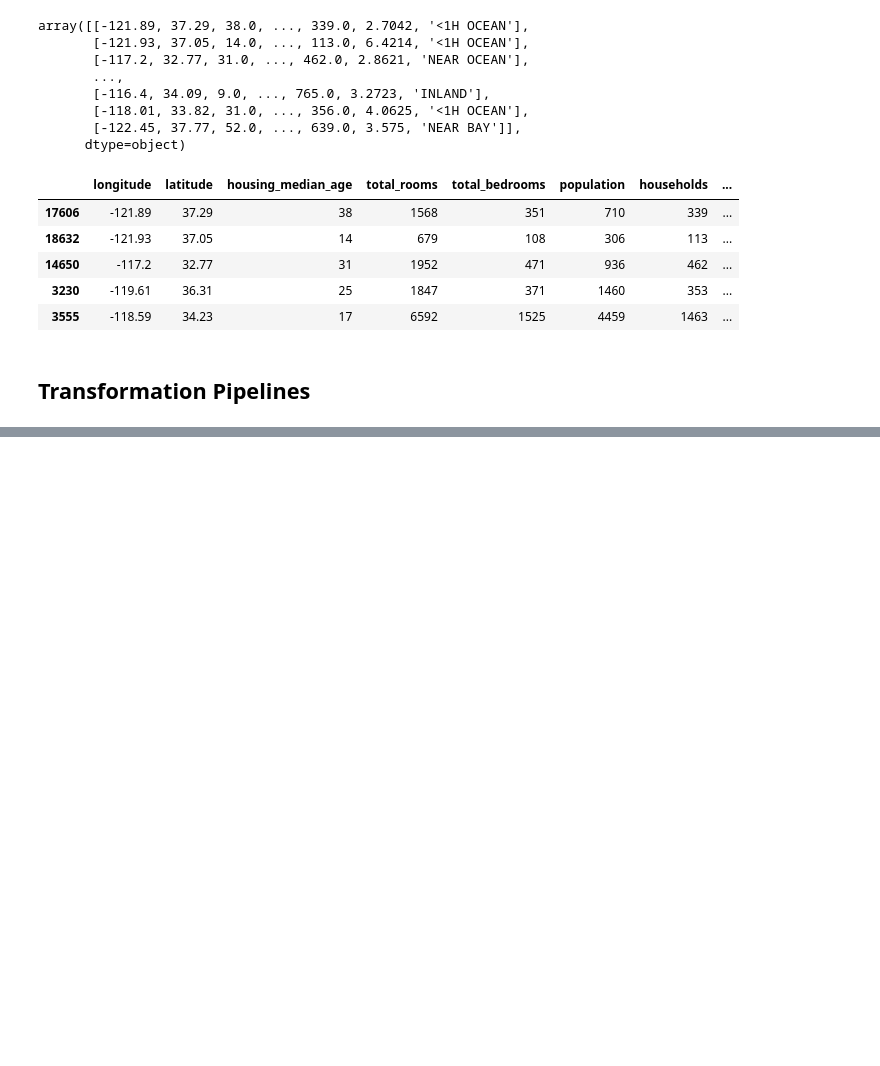
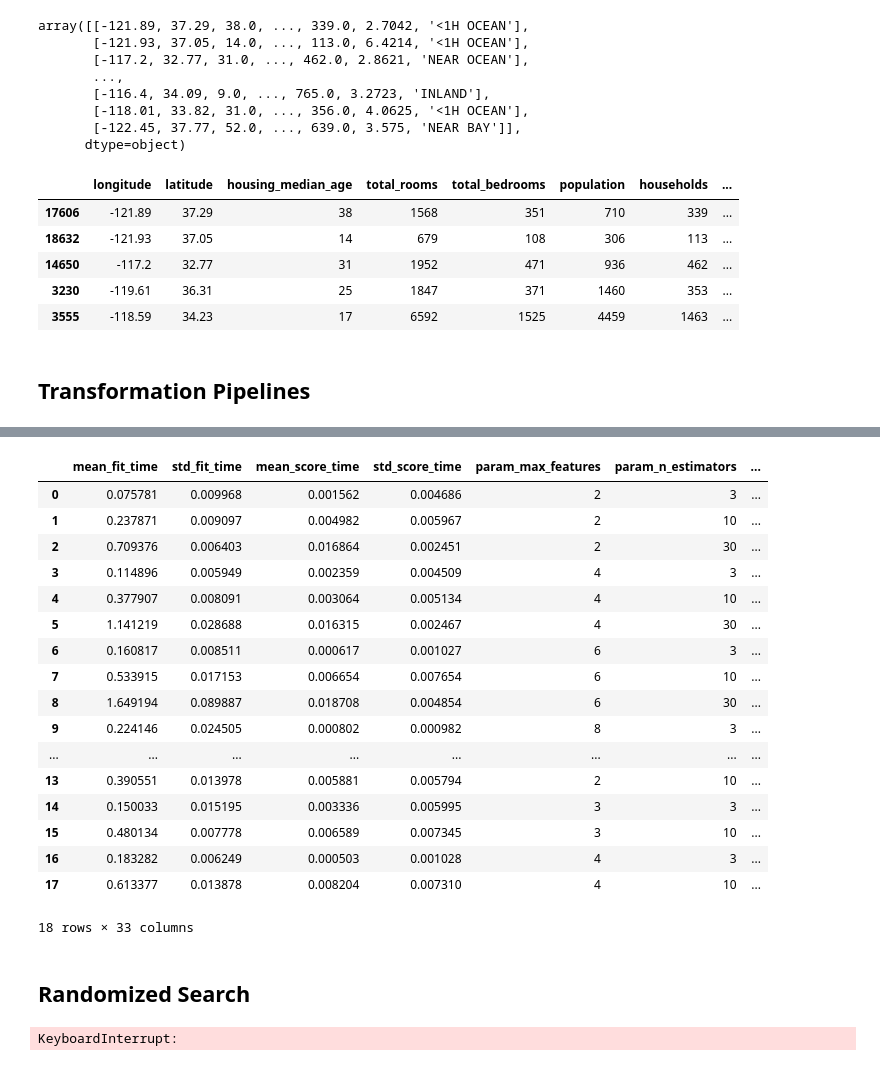
Before and after one commit to bhanu-pappala/Machine-Learning, a Jupyter notebook: books/hands_on_ml2/chap-2-end-to-end/02_end_to_end_machine_learning_project.ipynb, the cells around one changed output, grey strips where cells are left out. Drawn from its saved outputs; the diff is of its cells as text; code cells hidden in the pictures; blank space fills up the shorter version.

Commit message:
Randomized search(hyperparameters)

```diff
--- a/books/hands_on_ml2/chap-2-end-to-end/02_end_to_end_machine_learning_project.ipynb
+++ b/books/hands_on_ml2/chap-2-end-to-end/02_end_to_end_machine_learning_project.ipynb
@@ -727,0 +743,5 @@ Standard deviation: 2439.4345041191004
+# %%
+from sklearn.ensemble import RandomForestRegressor
+
+forest_reg = RandomForestRegressor(n_estimators=100, random_state=42)
+forest_reg.fit(housing_prepared, housing_labels)
@@ -727,0 +770,8 @@ Standard deviation: 2439.4345041191004
+# %%
+from sklearn.svm import SVR
+
+svm_reg = SVR(kernel="linear")
+svm_reg.fit(housing_prepared, housing_labels)
+housing_predictions = svm_reg.predict(housing_prepared)
+svm_rmse = mean_squared_error(housing_predictions, housing_labels, squared=False)
+svm_rmse
@@ -727,0 +782,12 @@ Standard deviation: 2439.4345041191004
+# %%
+from sklearn.model_selection import GridSearchCV
+
+param_grid = [
+    {"n_estimators": [3, 10, 30], "max_features": [2, 4, 6, 8]},
+    {"bootstrap": [False], "n_estimators": [3, 10], "max_features": [2, 3, 4]},
+]
+
+forest_reg = RandomForestRegressor(random_state=42)
+grid_search = GridSearchCV(forest_reg, param_grid, cv=10,
+                           scoring="neg_mean_squared_error", return_train_score=True)
+grid_search.fit(housing_prepared, housing_labels)
@@ -727,0 +833,38 @@ Standard deviation: 2439.4345041191004
+# %%
+pd.DataFrame(grid_search.cv_results_)
+# %% [output]
+|  | mean_fit_time | std_fit_time | mean_score_time | std_score_time | param_max_features | param_n_estimators | ... |
+| 0 | 0.075781 | 0.009968 | 0.001562 | 0.004686 | 2 | 3 | ... |
+| 1 | 0.237871 | 0.009097 | 0.004982 | 0.005967 | 2 | 10 | ... |
+| 2 | 0.709376 | 0.006403 | 0.016864 | 0.002451 | 2 | 30 | ... |
+| 3 | 0.114896 | 0.005949 | 0.002359 | 0.004509 | 4 | 3 | ... |
+| 4 | 0.377907 | 0.008091 | 0.003064 | 0.005134 | 4 | 10 | ... |
+| 5 | 1.141219 | 0.028688 | 0.016315 | 0.002467 | 4 | 30 | ... |
+| 6 | 0.160817 | 0.008511 | 0.000617 | 0.001027 | 6 | 3 | ... |
+| 7 | 0.533915 | 0.017153 | 0.006654 | 0.007654 | 6 | 10 | ... |
+| 8 | 1.649194 | 0.089887 | 0.018708 | 0.004854 | 6 | 30 | ... |
+| 9 | 0.224146 | 0.024505 | 0.000802 | 0.000982 | 8 | 3 | ... |
+| ... | ... | ... | ... | ... | ... | ... | ... |
+| 13 | 0.390551 | 0.013978 | 0.005881 | 0.005794 | 2 | 10 | ... |
+| 14 | 0.150033 | 0.015195 | 0.003336 | 0.005995 | 3 | 3 | ... |
+| 15 | 0.480134 | 0.007778 | 0.006589 | 0.007345 | 3 | 10 | ... |
+| 16 | 0.183282 | 0.006249 | 0.000503 | 0.001028 | 4 | 3 | ... |
+| 17 | 0.613377 | 0.013878 | 0.008204 | 0.007310 | 4 | 10 | ... |
+18 rows × 33 columns
+# %% [markdown]
+## Randomized Search
+# %%
+from sklearn.model_selection import RandomizedSearchCV
+from scipy.stats import randint
+
+param_distribs = {
+        "n_estimators": randint(low=1, high=200),
+        "max_features": randint(low=1, high=8),
+    }
+
+forest_reg = RandomForestRegressor(random_state=42)
+rnd_search = RandomizedSearchCV(forest_reg, param_distributions=param_distribs,
+                                n_iter=10, cv=5, scoring="neg_mean_squared_error", random_state=42)
+rnd_search.fit(housing_prepared, housing_labels)
+# %% [output]
+KeyboardInterrupt:
```
Also changed, not shown: parts of 45 cells of this notebook.
